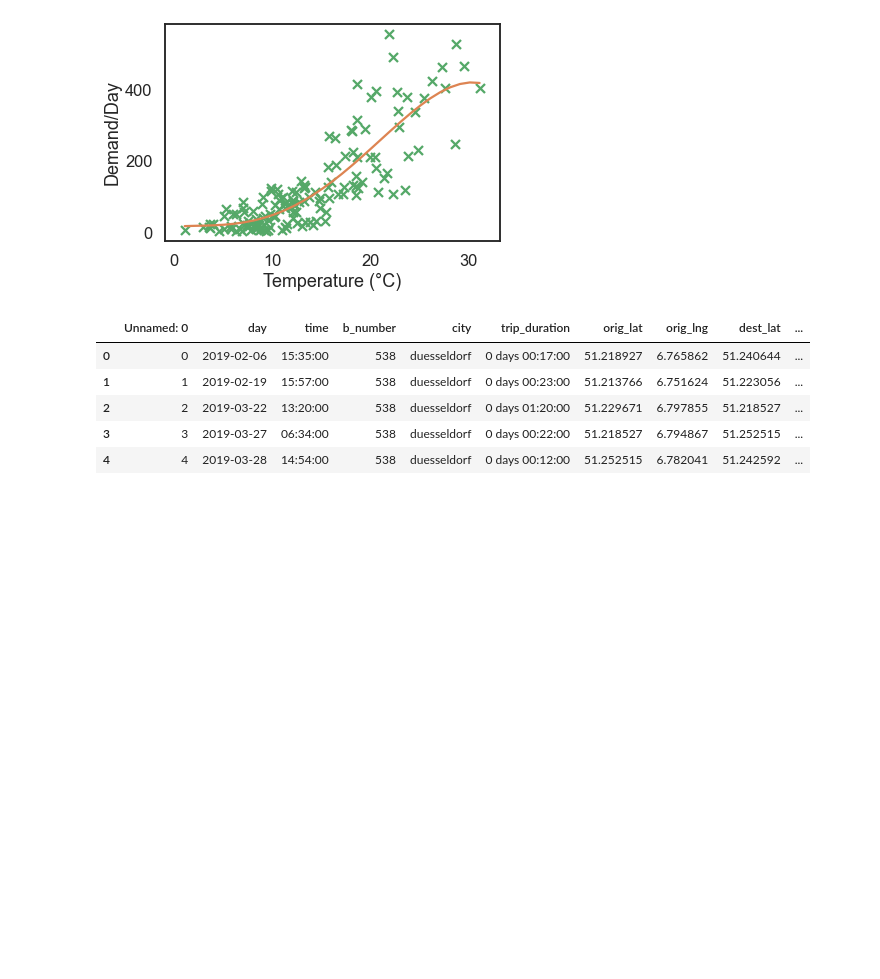
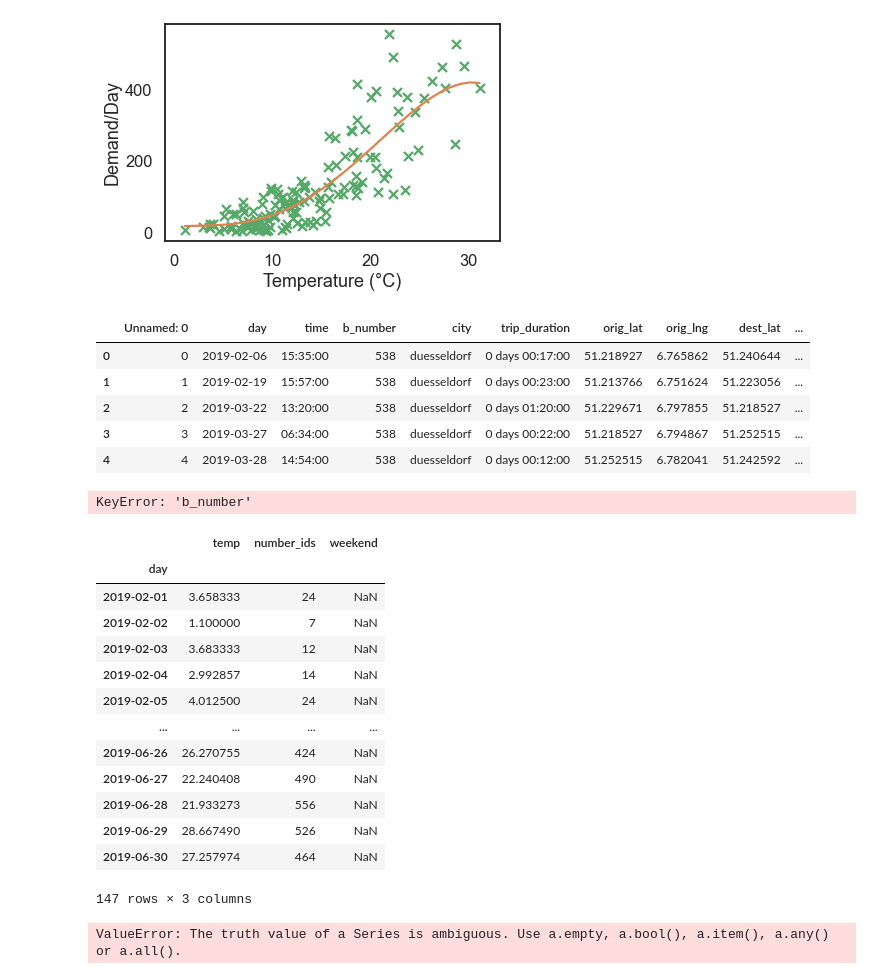
Before and after one commit to Polifka/eagle_gang, a Jupyter notebook: Poly Regressions.ipynb, the cells around one changed output. Cells and saved outputs as stored; diff of their text form; code cells hidden in the pictures; blank space fills up the shorter version.

```diff
--- a/Poly Regressions.ipynb
+++ b/Poly Regressions.ipynb
@@ -36,19 +36,26 @@ def read_data(city_name):
 
 def set_dataset_absolute(data, X_column, group_by):
     weather = pd.DataFrame()
+    weather["Weekday"] = data["day"].apply(lambda x: x.weekday())
     weather[X_column] = data.groupby(group_by)[X_column].mean()
-    weather["number_ids"]= data.groupby(group_by)["b_number"].count()
+    weather["number_ids"]= weather["b_number"].count()
     return weather
 # %%
-df = read_data("duesseldorf")
-#df2 = read_data("bremen")
+#df = read_data("duesseldorf")
+df = read_data("bremen")
 #df = df.append(df2)
 test = set_dataset_absolute(df, "temp", "day")
 
-xa = test["temp"]
-ya = test["number_ids"]
+xa = test[test["weekday"]]["temp"]
+ya = test[test["weekday"]]["number_ids"]
 
 
+
+plt.scatter(xa, ya, marker='x', color="C0")
+plt.scatter(xawe, yawe, marker='x', color="C2")
+plt.xlabel("Temperature (°C)")
+plt.ylabel("Demand (GW)")
+plt.legend(['Training set', 'Holdout set'])
 
 
 # train-test split
@@ -59,6 +66,7 @@ plt.scatter(X_test, y_test, marker='x', color="C2")
 plt.xlabel("Temperature (°C)")
 plt.ylabel("Demand (GW)")
 plt.legend(['Training set', 'Holdout set'])
+
 
 err_train = []
 err_cv = []
@@ -148,3 +154,29 @@ df.head()
 | 2 | 2 | 2019-03-22 | 13:20:00 | 538 | duesseldorf | 0 days 01:20:00 | 51.229671 | 6.797855 | 51.218527 | ... |
 | 3 | 3 | 2019-03-27 | 06:34:00 | 538 | duesseldorf | 0 days 00:22:00 | 51.218527 | 6.794867 | 51.252515 | ... |
 | 4 | 4 | 2019-03-28 | 14:54:00 | 538 | duesseldorf | 0 days 00:12:00 | 51.252515 | 6.782041 | 51.242592 | ... |
+# %%
+test = set_dataset_absolute(df, "temp", "day")
+# %% [output]
+KeyError: 'b_number'
+# %%
+test
+# %% [output]
+|  | temp | number_ids | weekend |
+| day |  |  |  |
+| 2019-02-01 | 3.658333 | 24 | NaN |
+| 2019-02-02 | 1.100000 | 7 | NaN |
+| 2019-02-03 | 3.683333 | 12 | NaN |
+| 2019-02-04 | 2.992857 | 14 | NaN |
+| 2019-02-05 | 4.012500 | 24 | NaN |
+| ... | ... | ... | ... |
+| 2019-06-26 | 26.270755 | 424 | NaN |
+| 2019-06-27 | 22.240408 | 490 | NaN |
+| 2019-06-28 | 21.933273 | 556 | NaN |
+| 2019-06-29 | 28.667490 | 526 | NaN |
+| 2019-06-30 | 27.257974 | 464 | NaN |
+147 rows × 3 columns
+# %%
+data = read_data("duesseldorf")
+weather = pd.DataFrame()
+# %% [output]
+ValueError: The truth value of a Series is ambiguous. Use a.empty, a.bool(), a.item(), a.any() or a.all().
```
Also changed, not shown: parts of 1 cell of this notebook, 1 other file.
